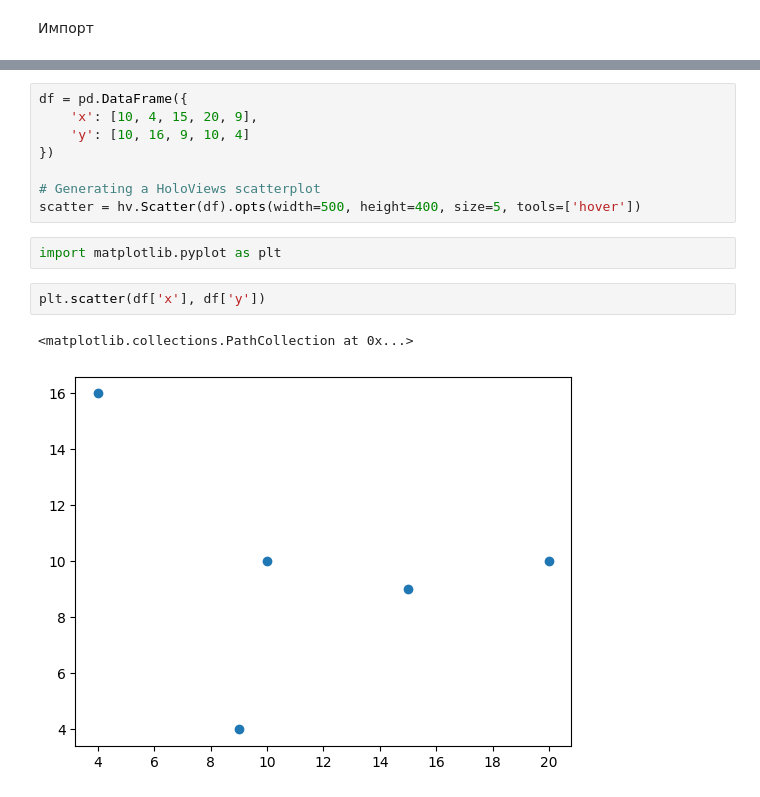
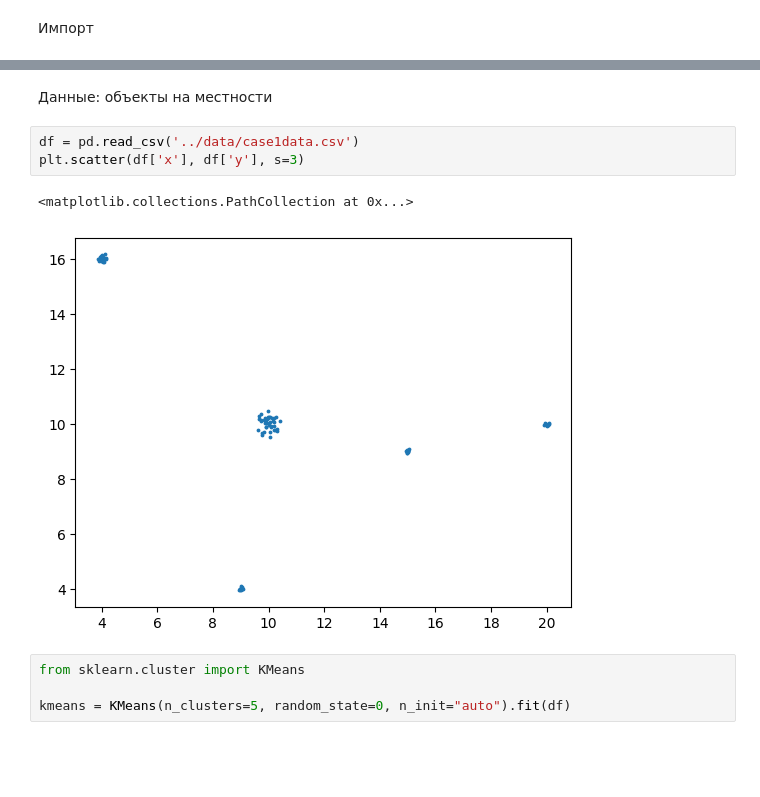
Before and after one commit to peano4783/ml-use-cases-ibs-webinar, a Jupyter notebook: notebooks/case1.ipynb, the cells around one changed output, grey strips where cells are left out. Drawn from its saved outputs; the diff is of its cells as text; blank space fills up the shorter version.

Commit message:
Update Case 1

```diff
--- a/notebooks/case1.ipynb
+++ b/notebooks/case1.ipynb
@@ -13,15 +7,12 @@ hv.extension('bokeh')
+# %% [markdown]
+Данные: объекты на местности
 # %%
-df = pd.DataFrame({
-    'x': [10, 4, 15, 20, 9],
-    'y': [10, 16, 9, 10, 4]
-})
-
-# Generating a HoloViews scatterplot
-scatter = hv.Scatter(df).opts(width=500, height=400, size=5, tools=['hover'])
+df = pd.read_csv('../data/case1data.csv')
+plt.scatter(df['x'], df['y'], s=3)
+# %% [output]
+<matplotlib.collections.PathCollection at 0x...>
+[figure, added]
-# %%
-import matplotlib.pyplot as plt
-# %%
-plt.scatter(df['x'], df['y'])
-# %% [output]
-<matplotlib.collections.PathCollection at 0x...>
-[figure, removed]
+# %%
+from sklearn.cluster import KMeans
+
+kmeans = KMeans(n_clusters=5, random_state=0, n_init="auto").fit(df)
```
Also changed, not shown: parts of 4 cells of this notebook, 1 other file.
